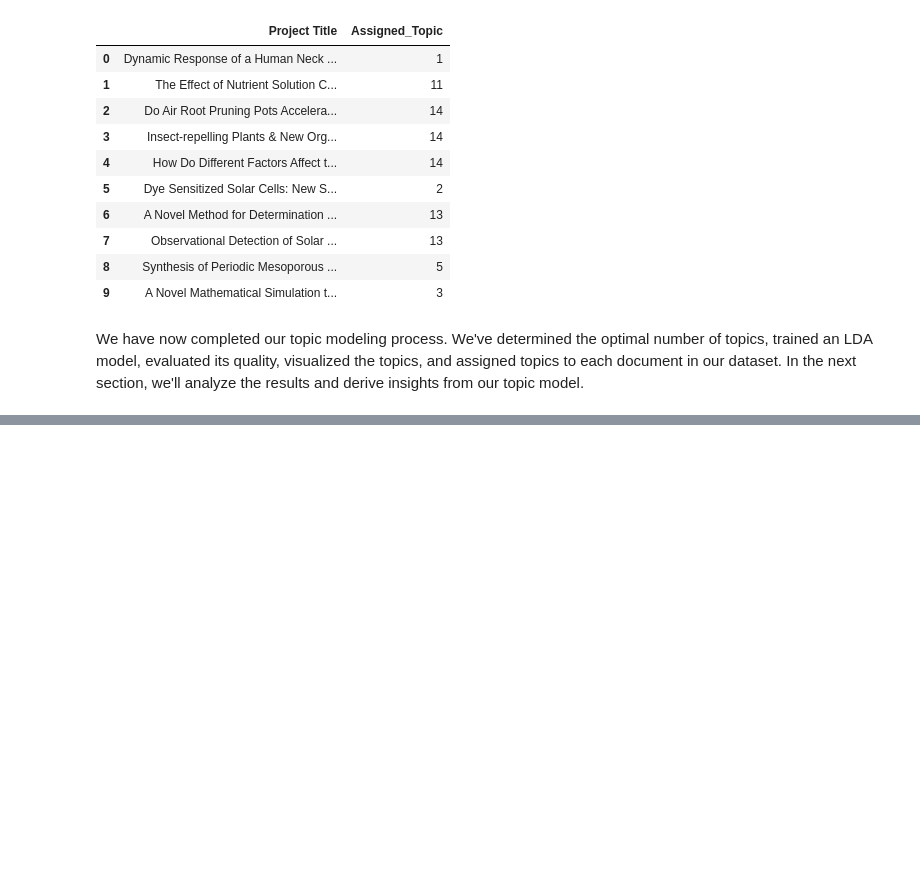
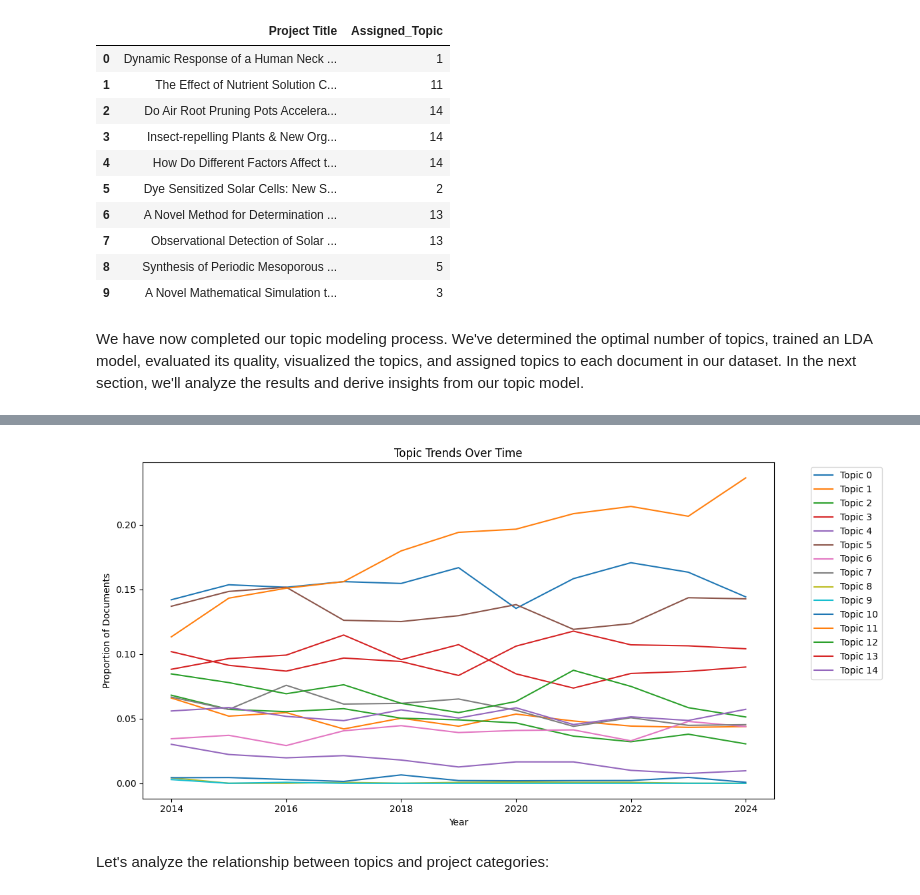
Before and after one commit to rixmape/isef-explorer, a Jupyter notebook: notebooks/lda-topic-modeling.ipynb, the cells around one changed output, grey strips where cells are left out. Cells and saved outputs as stored; diff of their text form; code cells hidden in the pictures; blank space fills up the shorter version.

```diff
--- a/notebooks/lda-topic-modeling.ipynb
+++ b/notebooks/lda-topic-modeling.ipynb
@@ -979,0 +1101,38 @@ df.to_csv("../data/isef_projects_with_topic_labels.csv")
+# %%
+# %%
+def plot_topic_trends(df: pd.DataFrame, n_topics: int) -> None:
+    """
+    Plot the trends of topics over time.
+
+    Args:
+        df (pd.DataFrame): DataFrame containing the assigned topics and years
+        n_topics (int): Number of topics in the LDA model
+    """
+    topic_year_counts = (
+        df.groupby(["Year", "Assigned_Topic"]).size().unstack(fill_value=0)
+    )
+    topic_year_proportions = topic_year_counts.div(
+        topic_year_counts.sum(axis=1), axis=0
+    )
+
+    plt.figure(figsize=(12, 6))
+    for topic in range(n_topics):
+        plt.plot(
+            topic_year_proportions.index,
+            topic_year_proportions[topic],
+            label=f"Topic {topic}",
+        )
+
+    plt.title("Topic Trends Over Time")
+    plt.xlabel("Year")
+    plt.ylabel("Proportion of Documents")
+    plt.legend(bbox_to_anchor=(1.05, 1), loc="upper left")
+    plt.tight_layout()
+    plt.show()
+# %%
+# %%
+plot_topic_trends(df, optimal_num_topics)
+# %% [output]
+[figure, added]
+# %% [markdown]
+ Let's analyze the relationship between topics and project categories:
```
Also changed, not shown: parts of 22 cells of this notebook, 1 other file.
